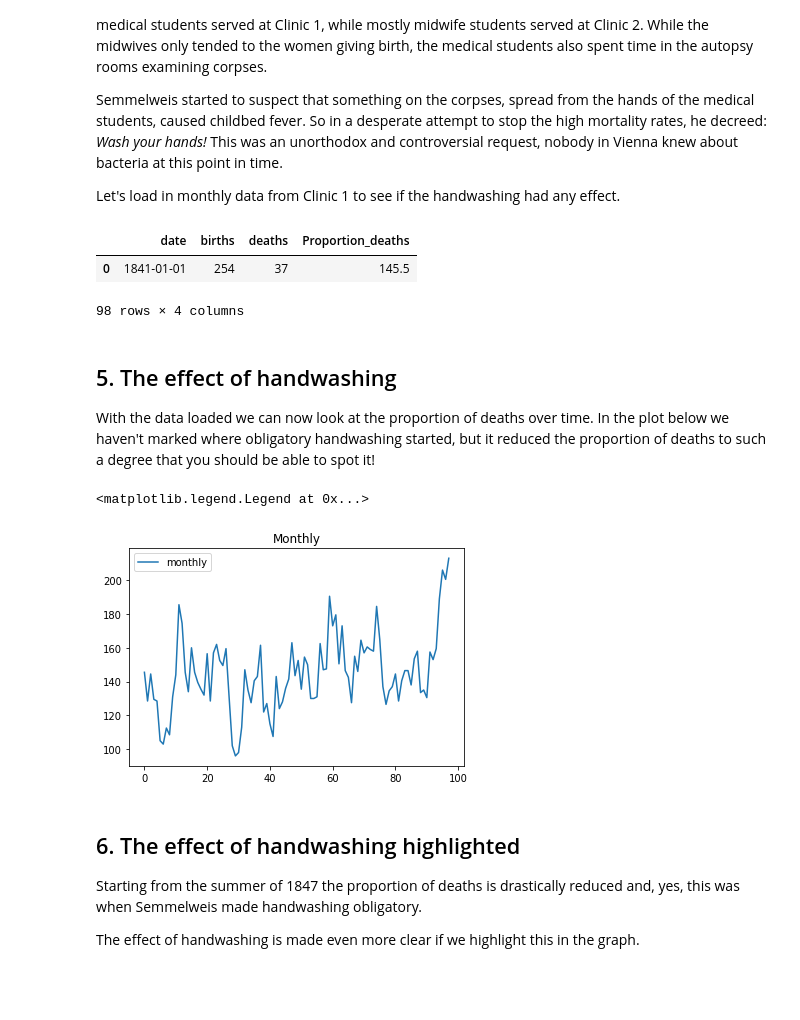
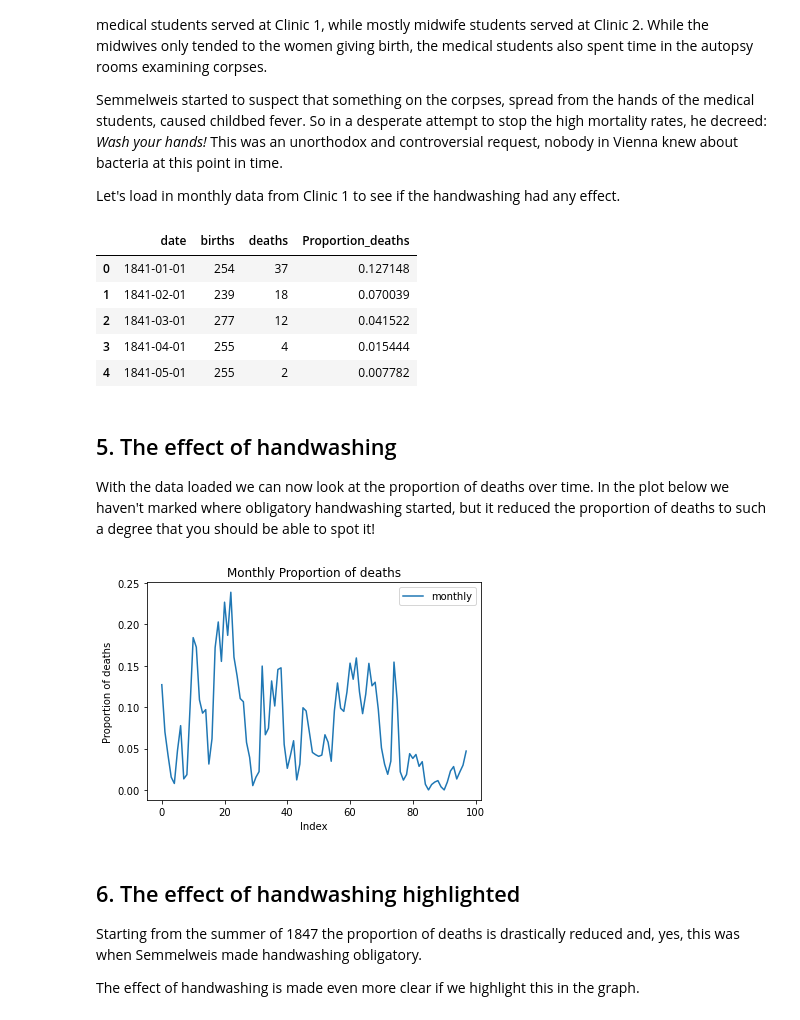
Before and after one commit to Shahnawaz313/Technocolabs-Internship-Projects, a Jupyter notebook: Mini Project 1/notebook.ipynb, the cells around one changed output. Saved outputs shown, nothing was run; the diff lists cells and outputs as text; code cells hidden in the pictures; blank space fills up the shorter version.

```diff
--- a/Mini Project 1/notebook.ipynb
+++ b/Mini Project 1/notebook.ipynb
@@ -85,27 +86,31 @@ monthly = pd.read_csv("datasets/monthly_deaths.csv")
 #monthly
 # Calculate proportion of deaths per no. births
 # ... YOUR CODE FOR TASK 4 ...
-monthly['Proportion_deaths'] = monthly[['deaths','births']].mean(axis = 1)
+monthly['Proportion_deaths'] = monthly['deaths'] / (monthly['births'] + monthly['deaths'])
 # Print out the first rows in monthly
 # ... YOUR CODE FOR TASK 4 ...
-pd.set_option('max_rows', 1)
-monthly
+monthly.head()
 # %% [output]
 |  | date | births | deaths | Proportion_deaths |
-| 0 | 1841-01-01 | 254 | 37 | 145.5 |
+| 0 | 1841-01-01 | 254 | 37 | 0.127148 |
+| 1 | 1841-02-01 | 239 | 18 | 0.070039 |
+| 2 | 1841-03-01 | 277 | 12 | 0.041522 |
+| 3 | 1841-04-01 | 255 | 4 | 0.015444 |
+| 4 | 1841-05-01 | 255 | 2 | 0.007782 |
-98 rows × 4 columns
 # %% [markdown]
 ## 5. The effect of handwashing
 <p>With the data loaded we can now look at the proportion of deaths over time. In the plot below we haven't marked where obligatory handwashing started, but it reduced the proportion of deaths to such a degree that you should be able to spot it!</p>
 # %%
 # Plot monthly proportion of deaths
 # ... YOUR CODE FOR TASK 5 ...
 pp.plot(monthly.Proportion_deaths, label = "monthly")
-pp.title("Monthly")
+pp.title("Monthly Proportion of deaths")
+pp.ylabel("Proportion of deaths")
+pp.xlabel("Index")
 pp.legend()
+pp.show()
 # %% [output]
-<matplotlib.legend.Legend at 0x...>
-[figure, old version]
+[figure, new version]
 # %% [markdown]
 ## 6. The effect of handwashing highlighted
 <p>Starting from the summer of 1847 the proportion of deaths is drastically reduced and, yes, this was when Semmelweis made handwashing obligatory. </p>
```
Also changed, not shown: parts of 7 cells of this notebook.
